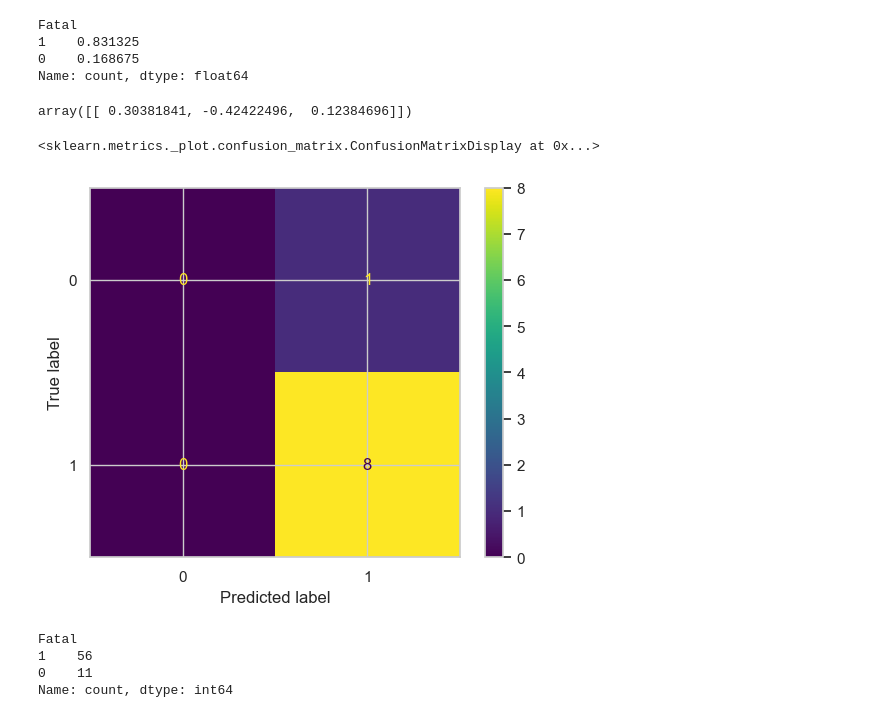
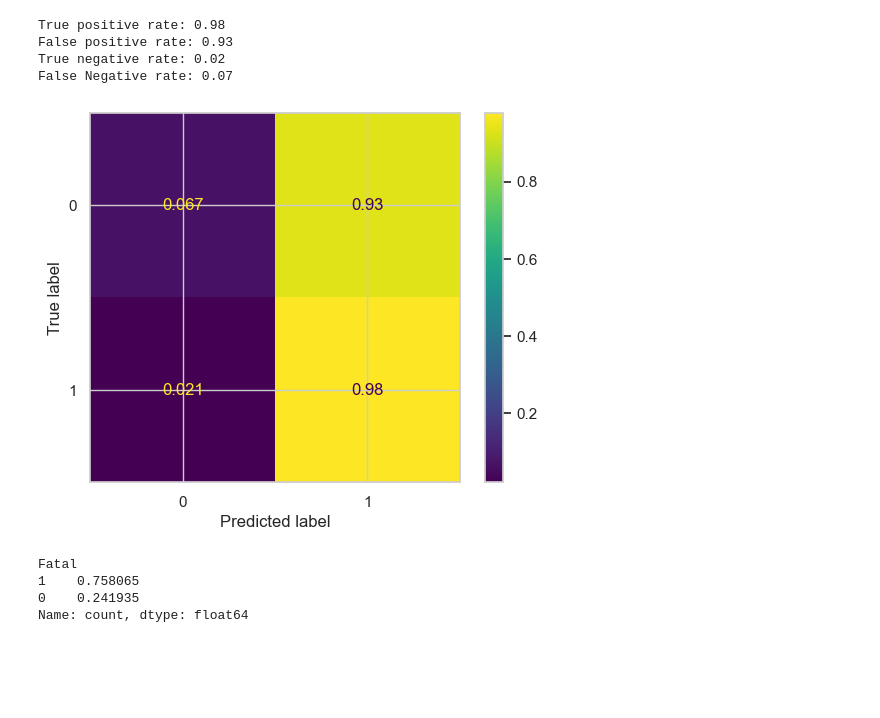
Before and after one commit to ljime080/CAP4612_Final_Project, a Jupyter notebook: final_project.ipynb, the cells around one changed output. Drawn from its saved outputs; the diff is of its cells as text; code cells hidden in the pictures; blank space fills up the shorter version.

```diff
--- a/final_project.ipynb
+++ b/final_project.ipynb
@@ -208,31 +191,22 @@ ConfusionMatrixDisplay.from_predictions(y_val , y_val_pred)
-# %%
-df.Fatal.value_counts() / len(df)
-# %% [output]
-Fatal
-1    0.831325
-0    0.168675
-Name: count, dtype: float64
-# %%
-from sklearn.linear_model import LogisticRegressionCV
-from sklearn.metrics import f1_score
-cs = list(range(1 , 11 , 1))
-solvers = ['lbfgs', 'liblinear', 'newton-cg', 'newton-cholesky', 'sag', 'saga']
-
-skf = StratifiedKFold(n_splits = 5 , shuffle = True , random_state= 42)
-logit_cv = LogisticRegressionCV(Cs = cs , cv = skf , penalty = 'l2' , scoring = 'f1')
-logit_cv.fit(X_train , y_train)
-logit_cv.coef_
-# %% [output]
-array([[ 0.30381841, -0.42422496,  0.12384696]])
-# %%
-ConfusionMatrixDisplay.from_estimator(logit_cv , X_val , y_val)
-# %% [output]
-<sklearn.metrics._plot.confusion_matrix.ConfusionMatrixDisplay at 0x...>
-[figure, removed]
+# %%
+from sklearn.metrics import confusion_matrix , ConfusionMatrixDisplay
+ConfusionMatrixDisplay.from_predictions(y_train , y_train_pred , normalize='true' )
+conf_m = confusion_matrix(y_train , y_train_pred ,     normalize='true')
+tp , fp , tn , fn = conf_m[1,1] , conf_m[0,1] , conf_m[1,0] , conf_m[0,0]
+print(f"True positive rate: {tp:.2f}")
+print(f"False positive rate: {fp:.2f}")
+print(f"True negative rate: {tn:.2f}")
+print(f"False Negative rate: {fn:.2f}")
+# %% [output]
+True positive rate: 0.98
+False positive rate: 0.93
+True negative rate: 0.02
+False Negative rate: 0.07
+[figure, added]
 # %%
-y_train.value_counts()
+y_train.value_counts() / len(y_train)
 # %% [output]
 Fatal
-1    56
-0    11
-Name: count, dtype: int64
+1    0.758065
+0    0.241935
+Name: count, dtype: float64
```
Also changed, not shown: parts of 11 cells of this notebook, 1 other file.
